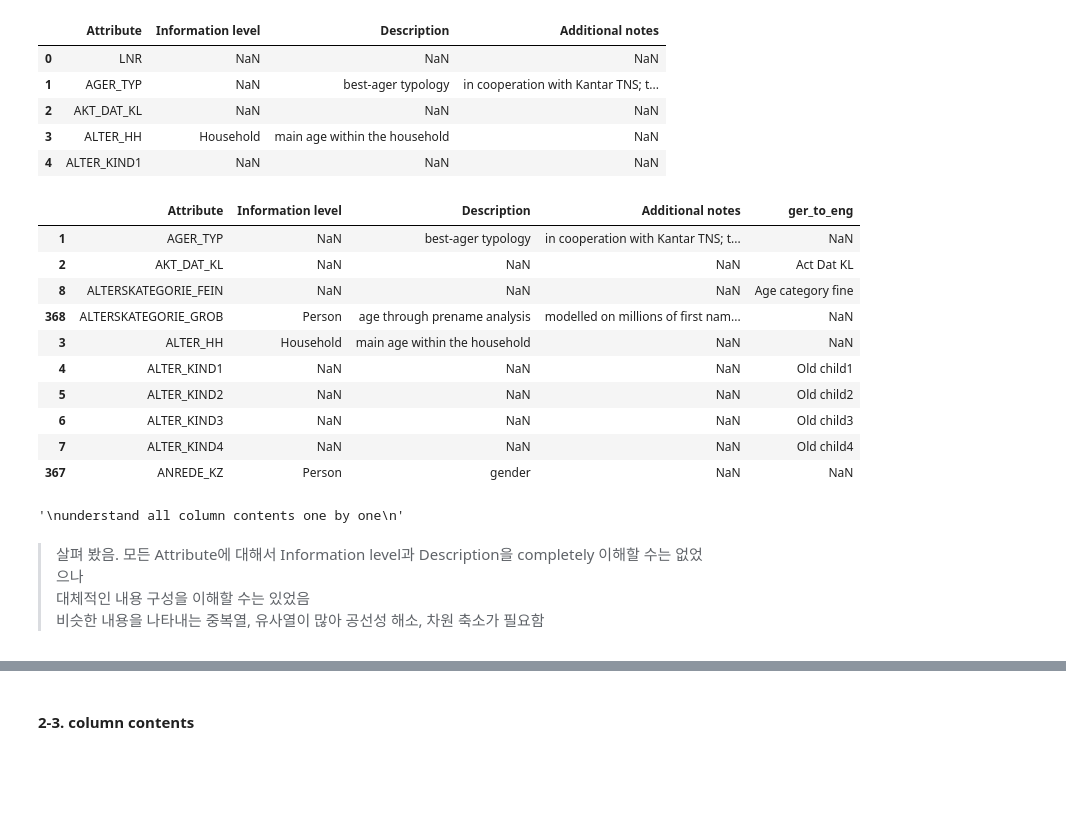
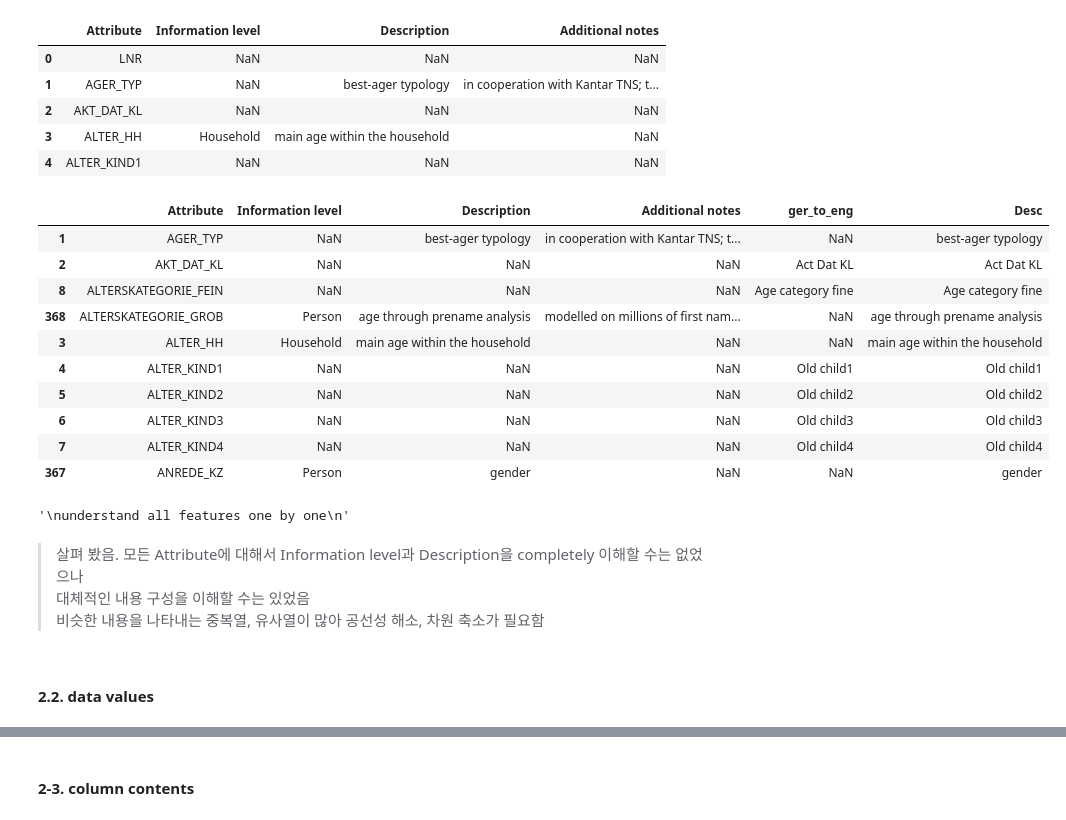
Before and after one commit to jaeyoun-chang/u_city_capstone, a Jupyter notebook: Arvato Project Workbook.ipynb, the cells around one changed output, grey strips where cells are left out. Saved outputs shown, nothing was run; the diff lists cells and outputs as text; code cells hidden in the pictures; blank space fills up the shorter version.

```diff
--- a/Arvato Project Workbook.ipynb
+++ b/Arvato Project Workbook.ipynb
@@ -226,15 +240,15 @@ max     99.876860
 load and overview
 '''
 
-information = pd.read_excel(
+df_info = pd.read_excel(
     'DIAS Information Levels - Attributes 2017.xlsx', header=1).iloc[:, 1:]
-information.name = 'information'
+df_info.name = 'df_info'
 
 # only 1st lines of information have values
-information['Information level'] = information['Information level'].fillna(method = 'ffill')
+df_info['Information level'] = df_info['Information level'].fillna(method = 'ffill')
 
-print (information.info())
-information.head()
+print (df_info.info())
+df_info.head()
 # %% [output]
 <class 'pandas.core.frame.DataFrame'>
 RangeIndex: 313 entries, 0 to 312
@@ -297,14 +311,14 @@ None
 # %%
 '''
-add information to know what contents each column has
+to know what features datasets have, add information to column names
 '''
 
-col_contents = pd.DataFrame(customers.columns, columns=['Attribute'])
+df_feature = pd.DataFrame(customers.columns, columns=['Attribute'])
 
 # add information on Attribute from df information
-col_contents = col_contents.merge(information, how = 'left')
-print (col_contents.shape)
-col_contents.head()
+df_feature = df_feature.merge(df_info, how = 'left')
+print (df_feature.shape)
+df_feature.head()
 # %% [output]
 (369, 4)
 |  | Attribute | Information level | Description | Additional notes |
@@ -315,58 +329,61 @@ col_contents.head()
 | 4 | ALTER_KIND1 | NaN | NaN | NaN |
 # %%
 '''
-For Attribute values without Description,
+For features (Attribute values) without Description,
 I added a column of translation (ger_to_eng) using code below.
 However as this code-running takes somewhat long time,
-I saved the dataframe processed as col_val_azdias_desc.xlsx.
+I saved the dataframe processed as df_feature.xlsx.
 '''
 # # For values of Attribute without Description, add colum of translation (ger_to_eng)
 # def ger_to_eng (ger_text):
 #     '''
 #     function to translate German text
 #     '''
 #     translator = Translator(service_urls=['translate.google.com'])
 #     try:
 #         translation = translator.translate(ger_text, src='de', dest='en')
 #         return translation.text
 #     except:
 #         return np.nan
 
-# col_contents['ger_to_eng'] = np.where(
-#     col_contents.Description.isnull(),
-#     col_contents.Attribute.str.replace('_', ' ').apply(ger_to_eng),
+# df_feature['ger_to_eng'] = np.where(
+#     df_feature.Description.isnull(),
+#     df_feature.Attribute.str.replace('_', ' ').apply(ger_to_eng),
 #     np.nan)
+# df_feature['Desc'] = df_feature.Description.fillna('') + df_feature.ger_to_eng.fillna('')
 
 # # sort by Attribute and Information level
-# col_contents.sort_values(by = ['Attribute', 'Information level'], inplace= True)
+# df_feature.sort_values(by = ['Attribute', 'Information level'], inplace= True)
 
-col_contents = pd.read_excel('col_contents.xlsx', index_col = [0])
-col_contents.head(10)
+df_feature = pd.read_excel('df_feature.xlsx', index_col = [0])
+df_feature.head(10)
 # %% [output]
-|  | Attribute | Information level | Description | Additional notes | ger_to_eng |
-| 1 | AGER_TYP | NaN | best-ager typology | in cooperation with Kantar TNS; t... | NaN |
-| 2 | AKT_DAT_KL | NaN | NaN | NaN | Act Dat KL |
-| 8 | ALTERSKATEGORIE_FEIN | NaN | NaN | NaN | Age category fine |
-| 368 | ALTERSKATEGORIE_GROB | Person | age through prename analysis | modelled on millions of first nam... | NaN |
-| 3 | ALTER_HH | Household | main age within the household | NaN | NaN |
-| 4 | ALTER_KIND1 | NaN | NaN | NaN | Old child1 |
-| 5 | ALTER_KIND2 | NaN | NaN | NaN | Old child2 |
-| 6 | ALTER_KIND3 | NaN | NaN | NaN | Old child3 |
-| 7 | ALTER_KIND4 | NaN | NaN | NaN | Old child4 |
-| 367 | ANREDE_KZ | Person | gender | NaN | NaN |
+|  | Attribute | Information level | Description | Additional notes | ger_to_eng | Desc |
+| 1 | AGER_TYP | NaN | best-ager typology | in cooperation with Kantar TNS; t... | NaN | best-ager typology |
+| 2 | AKT_DAT_KL | NaN | NaN | NaN | Act Dat KL | Act Dat KL |
+| 8 | ALTERSKATEGORIE_FEIN | NaN | NaN | NaN | Age category fine | Age category fine |
+| 368 | ALTERSKATEGORIE_GROB | Person | age through prename analysis | modelled on millions of first nam... | NaN | age through prename analysis |
+| 3 | ALTER_HH | Household | main age within the household | NaN | NaN | main age within the household |
+| 4 | ALTER_KIND1 | NaN | NaN | NaN | Old child1 | Old child1 |
+| 5 | ALTER_KIND2 | NaN | NaN | NaN | Old child2 | Old child2 |
+| 6 | ALTER_KIND3 | NaN | NaN | NaN | Old child3 | Old child3 |
+| 7 | ALTER_KIND4 | NaN | NaN | NaN | Old child4 | Old child4 |
+| 367 | ANREDE_KZ | Person | gender | NaN | NaN | gender |
 # %%
 '''
-understand all column contents one by one
+understand all features one by one
 '''
 
 # # not to run
 
-# pd.set_option('display.max_colwidth', None)
-# pd.set_option('display.max_rows', None)
-# col_contents
+# with pd.option_context(
+#     'display.max_rows', None, 'display.max_colwidth', None):
+#     display(df_feature)
 # %% [output]
-'\nunderstand all column contents one by one\n'
+'\nunderstand all features one by one\n'
 # %% [markdown]
 > 살펴 봤음. 모든 Attribute에 대해서 Information level과 Description을 completely 이해할 수는 없었으나
 > 대체적인 내용 구성을 이해할 수는 있었음
 > 비슷한 내용을 나타내는 중복열, 유사열이 많아 공선성 해소, 차원 축소가 필요함
+# %% [markdown]
+#### 2.2. data values
```
Also changed, not shown: parts of 21 cells of this notebook, 3 other files.
